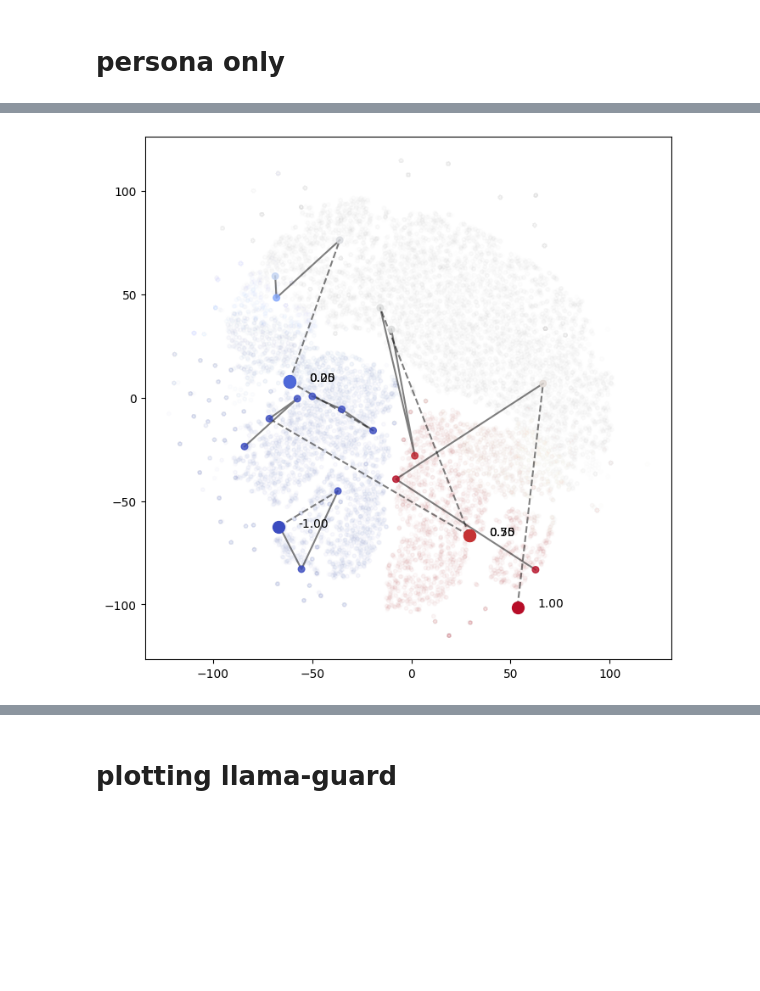
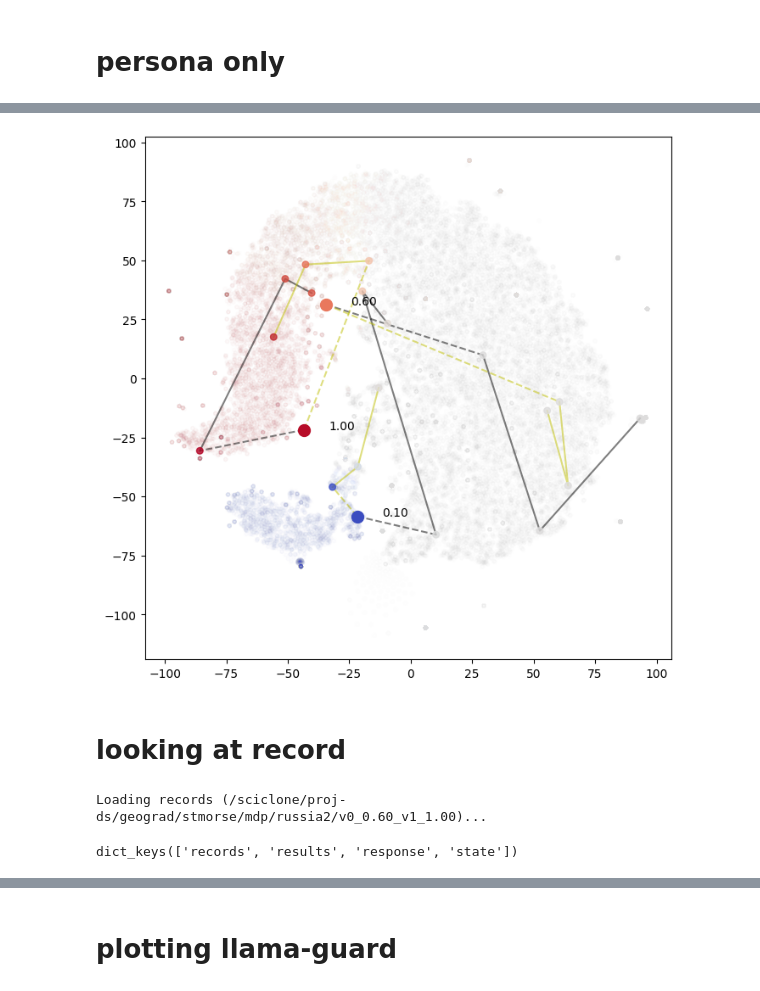
Before and after one commit to stmorse/scope2, a Jupyter notebook: notebooks/persona.ipynb, the cells around one changed output, grey strips where cells are left out. Saved outputs shown, nothing was run; the diff lists cells and outputs as text; code cells hidden in the pictures; blank space fills up the shorter version.

```diff
--- a/notebooks/persona.ipynb
+++ b/notebooks/persona.ipynb
@@ -28,17 +29,18 @@ each record has:
 - "response": actual response at this turn
 - "state": full state at the end of this turn (ends with A0's reply)
 # %%
-experiment_name = "fender"
-v0 = 1
+experiment_name = "russia2"
+v0 = 0.1
 v1 = 1
 
 path = os.path.join(PROJ_PATH, f"{experiment_name}/v0_{v0:.2f}_v1_{v1:.2f}")
 
 records = []
 for fname in os.listdir(path):
-    if fname.startswith("turn"):
+    if fname.startswith("turn") and fname.endswith("json"):
         with open(os.path.join(path, fname), "rb") as f:
-            records.append(pickle.load(f))
+            # records.append(pickle.load(f))
+            records.append(json.load(f))
 
 num_turns = len(records)
 num_candidates = len(records[0]["records"])
@@ -190,39 +204,57 @@ print(probs.shape)
 # %%
-ppca = PCA(n_components=300).fit_transform(embeddings)
-p2d = TSNE(n_components=2, perplexity=10).fit_transform(embeddings)
+ppca = PCA(n_components=100).fit_transform(embeddings)
+p2d = TSNE(n_components=2, perplexity=30).fit_transform(embeddings)
 # %%
 fig, ax = plt.subplots(1,1, figsize=(8,8))
 
-chunk = 6
+# chunk = 6  # this is persona0, persona1, turns 1-4
+chunk = 10   # p0, p1, mcts 1-4, base 1-4
 
 norm = Normalize(vmin=-1, vmax=1)
 
 for i, v0 in enumerate(v0s):
+    if v0 not in [0.1, 0.6, 1]:
+        continue
+
     a, b = i*chunk, (i+1)*chunk
 
     # plot Agent 0 trajectory
-    ax.plot(p2d[a+3:b,0], p2d[a+3:b,1], color='k', linestyle='-', alpha=0.5)
+    at, bt = a+3, a+6
+    ax.plot(p2d[at:bt,0], p2d[at:bt,1], color='k', linestyle='-', alpha=0.5)
     ax.scatter(
-        p2d[a+3:b,0], p2d[a+3:b,1],
-        s=30, c=probs[a+3:b], cmap="coolwarm", norm=norm, alpha=0.8,
+        p2d[at:bt,0], p2d[at:bt,1],
+        s=30, c=probs[at:bt], cmap="coolwarm", norm=norm, alpha=0.8,
+        zorder=50,
+    )
+
+    # plot Agent 0 baseline trajectory
+    at, bt = a+7, a+10
+    ax.plot(p2d[at:bt,0], p2d[at:bt,1], color='y', linestyle='-', alpha=0.5)
+    ax.scatter(
+        p2d[at:bt,0], p2d[at:bt,1],
+        s=30, c=probs[at:bt], cmap="coolwarm", norm=norm, alpha=0.8,
         zorder=50,
     )
 
     # plot persona
     ax.scatter(p2d[a,0], p2d[a,1], s=100, c=probs[a], cmap="coolwarm", norm=norm, zorder=100)
+    ax.text(p2d[a,0]+10, p2d[a,1], f"{v0:.2f}", zorder=200)
+    # plot line connecting persona to first reply
     ax.plot(p2d[[a,a+3],0], p2d[[a,a+3],1], color='k', linestyle='--', alpha=0.5,)
-    ax.text(p2d[a,0]+10, p2d[a,1], f"{v0:.2f}")
+    ax.plot(p2d[[a,a+7],0], p2d[[a,a+7],1], color='y', linestyle='--', alpha=0.5,)
 
 # plot all other dots
 end = chunk*len(v0s)
 ax.scatter(
     p2d[end:,0], p2d[end:,1],
     s=10, marker='o',
     c=probs[end:], cmap="coolwarm", norm=norm,
     alpha=0.01,
     zorder=0,
 )
 
 plt.show()
 # %% [output]
-[figure, old version]
+[figure, new version]
+# %% [markdown]
+# looking at record
@@ -228,0 +265,20 @@ plt.show()
+# %%
+experiment_name = "russia2"
+v0 = 0.6
+v1 = 1
+
+base_path = os.path.join(PROJ_PATH, experiment_name)
+exp_path = os.path.join(base_path, f"v0_{v0:.2f}_v1_{v1:.2f}")
+
+print(f"Loading records ({exp_path})... ")
+records = []
+for fname in os.listdir(exp_path):
+    if fname.startswith("turn") and fname.endswith("json"):
+        with open(os.path.join(exp_path, fname), "rb") as f:
+            records.append(json.load(f))
+# %% [output]
+Loading records (/sciclone/proj-ds/geograd/stmorse/mdp/russia2/v0_0.60_v1_1.00)...
+# %%
+records[3].keys()
+# %% [output]
+dict_keys(['records', 'results', 'response', 'state'])
```
Also changed, not shown: parts of 10 cells of this notebook, 9 other files.
